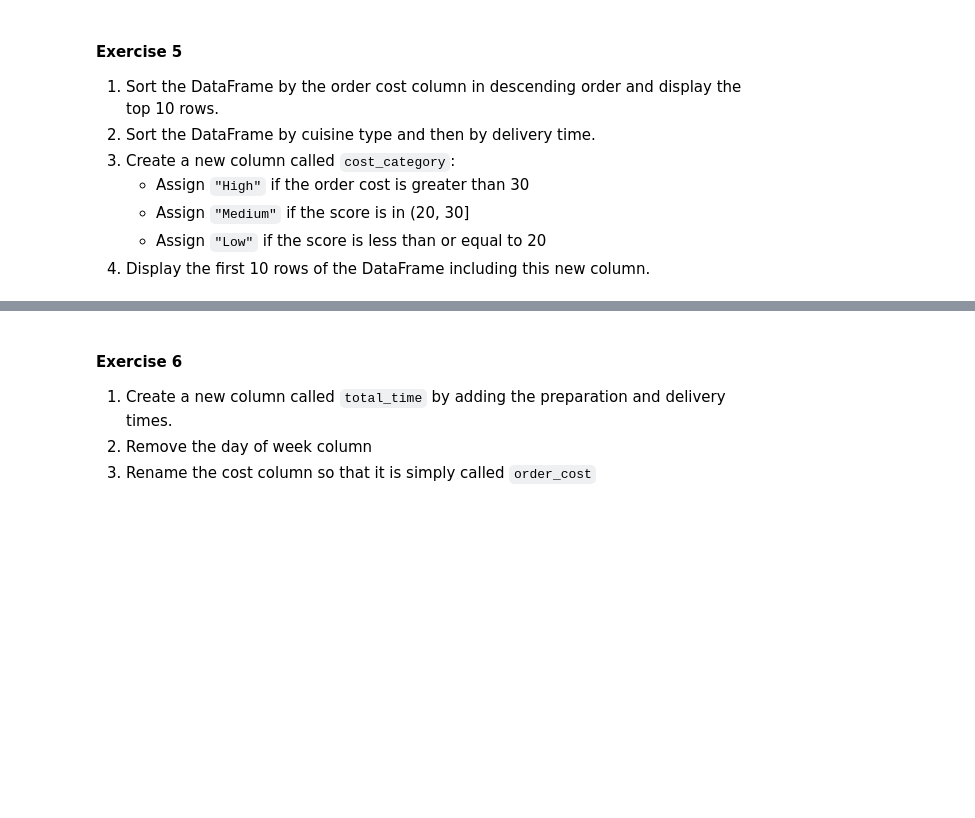
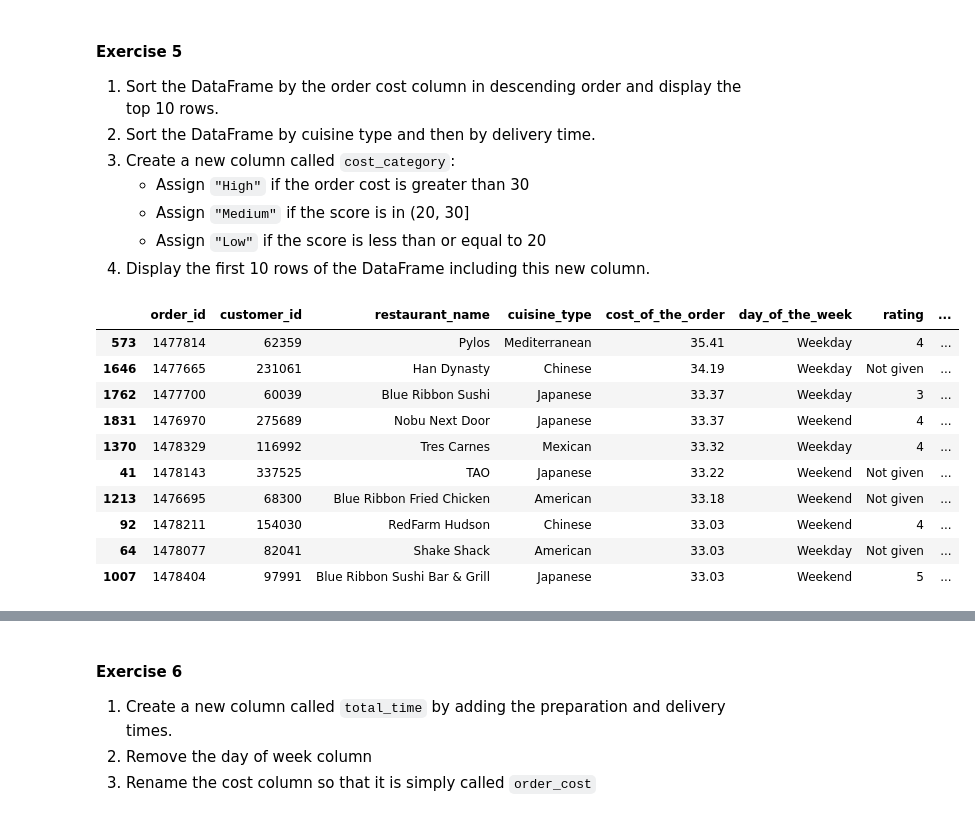
Before and after one commit to aishanur11/tstat280-aisha, a Jupyter notebook: 04_pandas/04_exercises.ipynb, the cells around one changed output, grey strips where cells are left out. Cells and saved outputs as stored; diff of their text form; code cells hidden in the pictures; blank space fills up the shorter version.

```diff
--- a/04_pandas/04_exercises.ipynb
+++ b/04_pandas/04_exercises.ipynb
@@ -77,4 +167,16 @@ TypeError: unsupported operand type(s) for &: 'str' and 'str'
    - Assign `"Low"` if the score is less than or equal to 20
 5. Display the first 10 rows of the DataFrame including this new column.
 # %%
-# PUT YOUR CODE HERE
+df.sort_values(by=["cost_of_the_order"], ascending = False).head(10)
+# %% [output]
+|  | order_id | customer_id | restaurant_name | cuisine_type | cost_of_the_order | day_of_the_week | rating | ... |
+| 573 | 1477814 | 62359 | Pylos | Mediterranean | 35.41 | Weekday | 4 | ... |
+| 1646 | 1477665 | 231061 | Han Dynasty | Chinese | 34.19 | Weekday | Not given | ... |
+| 1762 | 1477700 | 60039 | Blue Ribbon Sushi | Japanese | 33.37 | Weekday | 3 | ... |
+| 1831 | 1476970 | 275689 | Nobu Next Door | Japanese | 33.37 | Weekend | 4 | ... |
+| 1370 | 1478329 | 116992 | Tres Carnes | Mexican | 33.32 | Weekday | 4 | ... |
+| 41 | 1478143 | 337525 | TAO | Japanese | 33.22 | Weekend | Not given | ... |
+| 1213 | 1476695 | 68300 | Blue Ribbon Fried Chicken | American | 33.18 | Weekend | Not given | ... |
+| 92 | 1478211 | 154030 | RedFarm Hudson | Chinese | 33.03 | Weekend | 4 | ... |
+| 64 | 1478077 | 82041 | Shake Shack | American | 33.03 | Weekday | Not given | ... |
+| 1007 | 1478404 | 97991 | Blue Ribbon Sushi Bar & Grill | Japanese | 33.03 | Weekend | 5 | ... |
```
Also changed, not shown: parts of 33 cells of this notebook.
